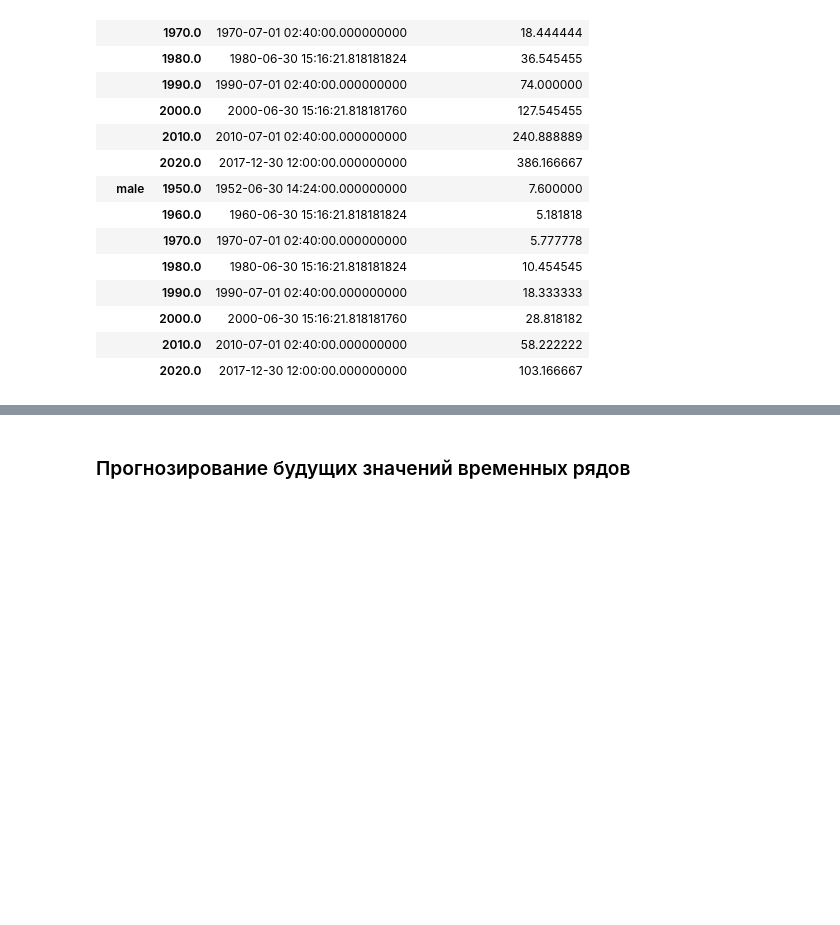
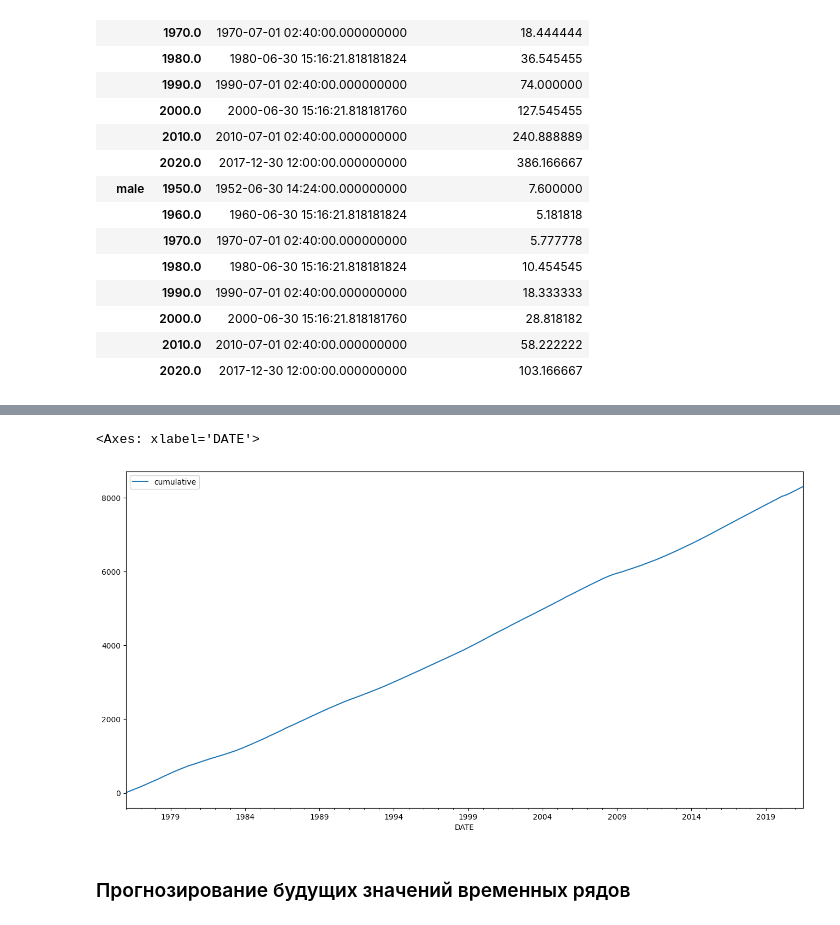
Before and after one commit to rgenius-ru/pandas_lessons, a Jupyter notebook: lessons/Pandas_for_Data_Engineering/part3.ipynb, the cells around one changed output, grey strips where cells are left out. Cells and saved outputs as stored; diff of their text form; code cells hidden in the pictures; blank space fills up the shorter version.

```diff
--- a/lessons/Pandas_for_Data_Engineering/part3.ipynb
+++ b/lessons/Pandas_for_Data_Engineering/part3.ipynb
@@ -1607,0 +1774,3 @@ df_by_gender.groupby(['gender', 'decade']).mean()
+# %%
+df['cumulative'] = df['TOTALSA'].expanding().sum()
+df
@@ -1608,3 +1791,8 @@ df_by_gender.groupby(['gender', 'decade']).mean()
+# %%
+df.plot(x='DATE', y='cumulative', figsize=(16, 8))
+# %% [output]
+<Axes: xlabel='DATE'>
+[figure, added]
 # %% [markdown]
 ### Прогнозирование будущих значений временных рядов
 # %% [markdown]
```
Also changed, not shown: parts of 23 cells of this notebook.
